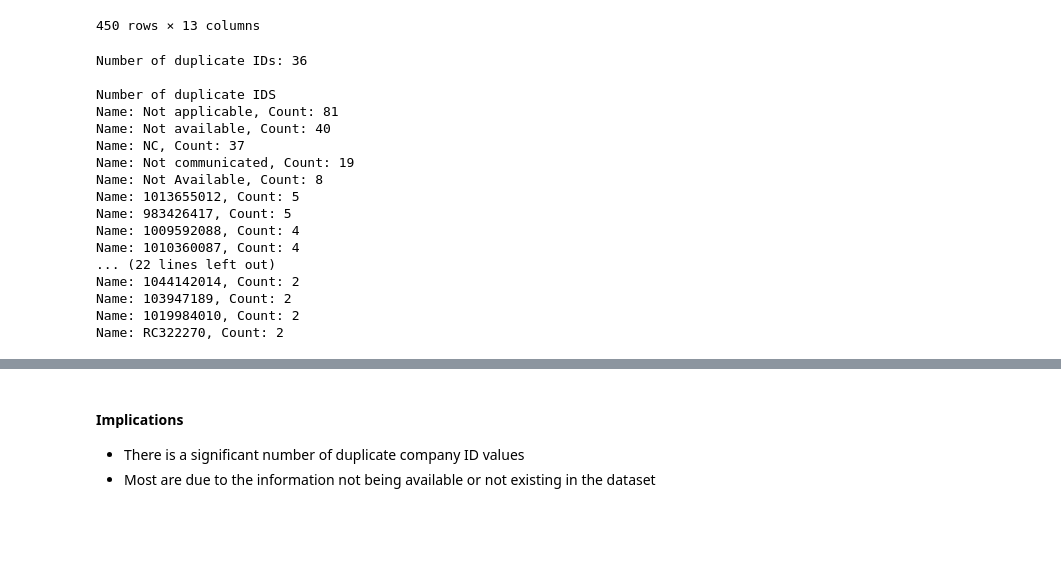
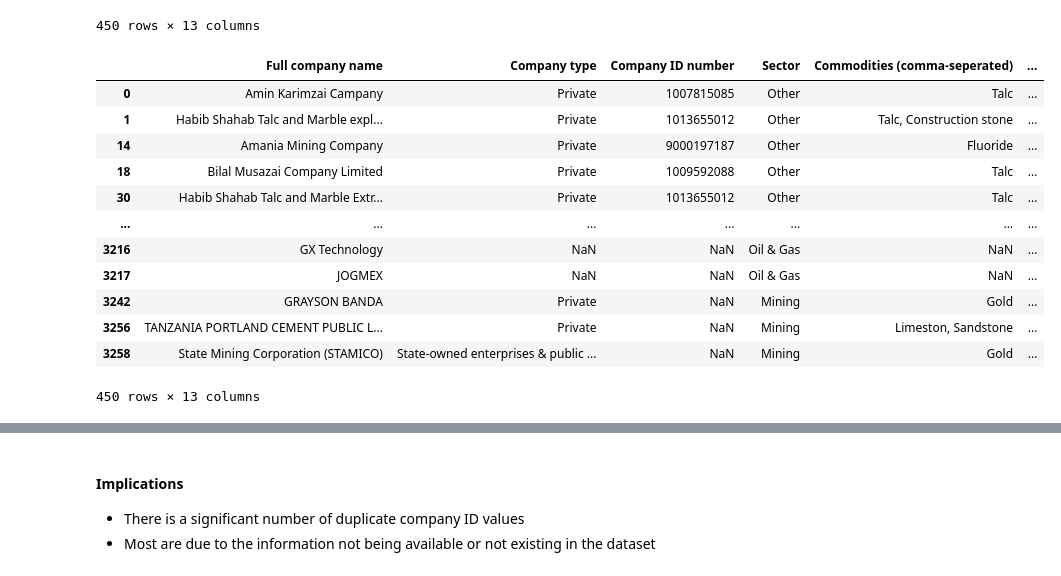
Before and after one commit to civicliteracies/EITI_SDT_data_verification_and_validation, a Jupyter notebook: Verification and Validation.ipynb, the cells around one changed output, grey strips where cells are left out. Drawn from its saved outputs; the diff is of its cells as text; code cells hidden in the pictures; blank space fills up the shorter version.

```diff
--- a/Verification and Validation.ipynb
+++ b/Verification and Validation.ipynb
@@ -436,34 +491,19 @@ duplicate_ids
 | 3256 | TANZANIA PORTLAND CEMENT PUBLIC L... | Private | NaN | Mining | Limeston, Sandstone | ... |
 | 3258 | State Mining Corporation (STAMICO) | State-owned enterprises & public ... | NaN | Mining | Gold | ... |
 450 rows × 13 columns
-# %%
-duplicate_id_names = duplicate_ids['Company ID number'].unique()
-
-print("Number of duplicate IDs: {}\n".format(len(duplicate_id_names.tolist())))
-
-duplicate_id_counts = duplicate_ids['Company ID number'].value_counts()
-# print(duplicate_project_counts)
-
-print("Number of duplicate IDS")
-for id, count in duplicate_id_counts.items():
-    if count > 1:
-        duplicates = duplicate_ids[duplicate_ids['Company ID number'] == id]
-        print(f"Name: {id}, Count: {count}")
-# %% [output]
-Number of duplicate IDs: 36
-
-Number of duplicate IDS
-Name: Not applicable, Count: 81
-Name: Not available, Count: 40
-Name: NC, Count: 37
-Name: Not communicated, Count: 19
-Name: Not Available, Count: 8
-Name: 1013655012, Count: 5
-Name: 983426417, Count: 5
-Name: 1009592088, Count: 4
-Name: 1010360087, Count: 4
-... (22 lines left out)
-Name: 1044142014, Count: 2
-Name: 103947189, Count: 2
-Name: 1019984010, Count: 2
-Name: RC322270, Count: 2
+# %%
+duplicate_company_ids_1 = df_part_3a[df_part_3a.duplicated(['Country', 'Year', 'Company ID number'], keep=False)]
+# %% [output]
+|  | Full company name | Company type | Company ID number | Sector | Commodities (comma-seperated) | ... |
+| 0 | Amin Karimzai Campany | Private | 1007815085 | Other | Talc | ... |
+| 1 | Habib Shahab Talc and Marble expl... | Private | 1013655012 | Other | Talc, Construction stone | ... |
+| 14 | Amania Mining Company | Private | 9000197187 | Other | Fluoride | ... |
+| 18 | Bilal Musazai Company Limited | Private | 1009592088 | Other | Talc | ... |
+| 30 | Habib Shahab Talc and Marble Extr... | Private | 1013655012 | Other | Talc | ... |
+| ... | ... | ... | ... | ... | ... | ... |
+| 3216 | GX Technology | NaN | NaN | Oil & Gas | NaN | ... |
+| 3217 | JOGMEX | NaN | NaN | Oil & Gas | NaN | ... |
+| 3242 | GRAYSON BANDA | Private | NaN | Mining | Gold | ... |
+| 3256 | TANZANIA PORTLAND CEMENT PUBLIC L... | Private | NaN | Mining | Limeston, Sandstone | ... |
+| 3258 | State Mining Corporation (STAMICO) | State-owned enterprises & public ... | NaN | Mining | Gold | ... |
+450 rows × 13 columns
```
Also changed, not shown: parts of 41 cells of this notebook, 3 other files.
